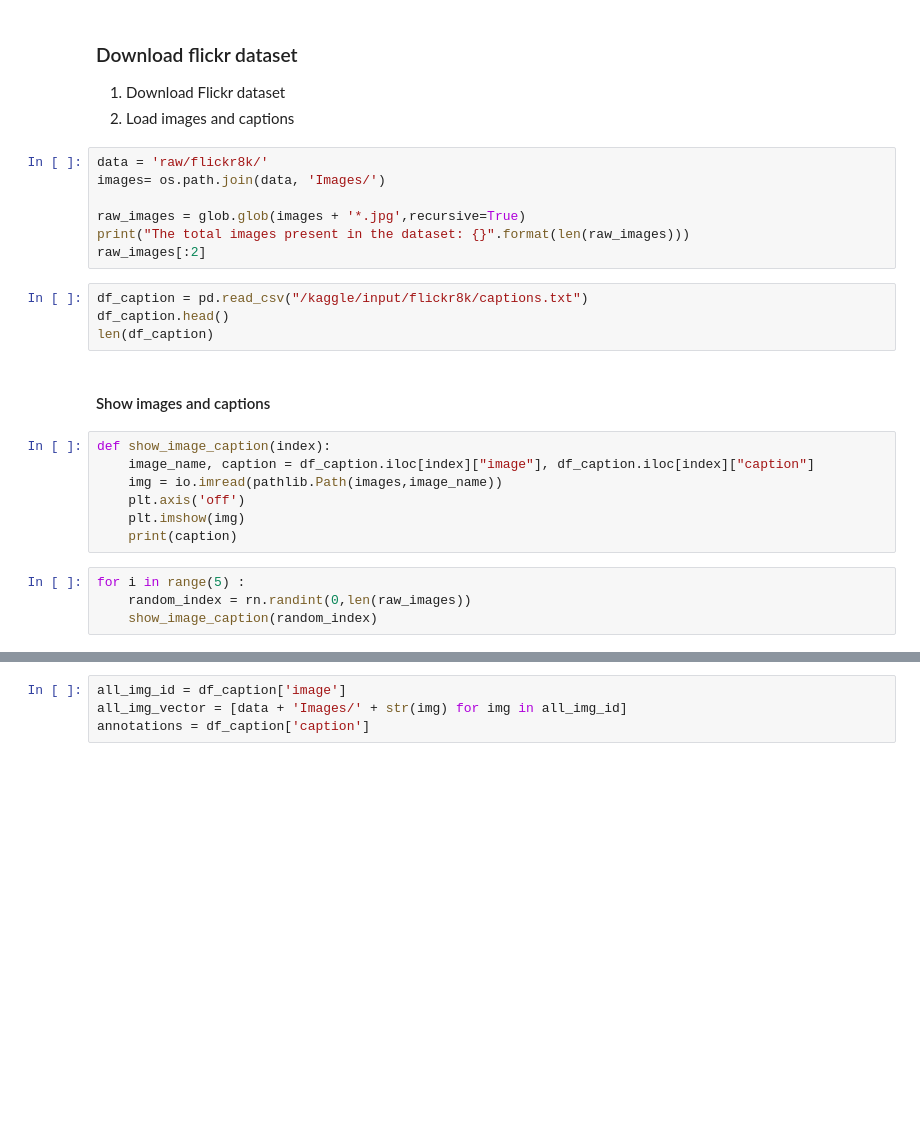
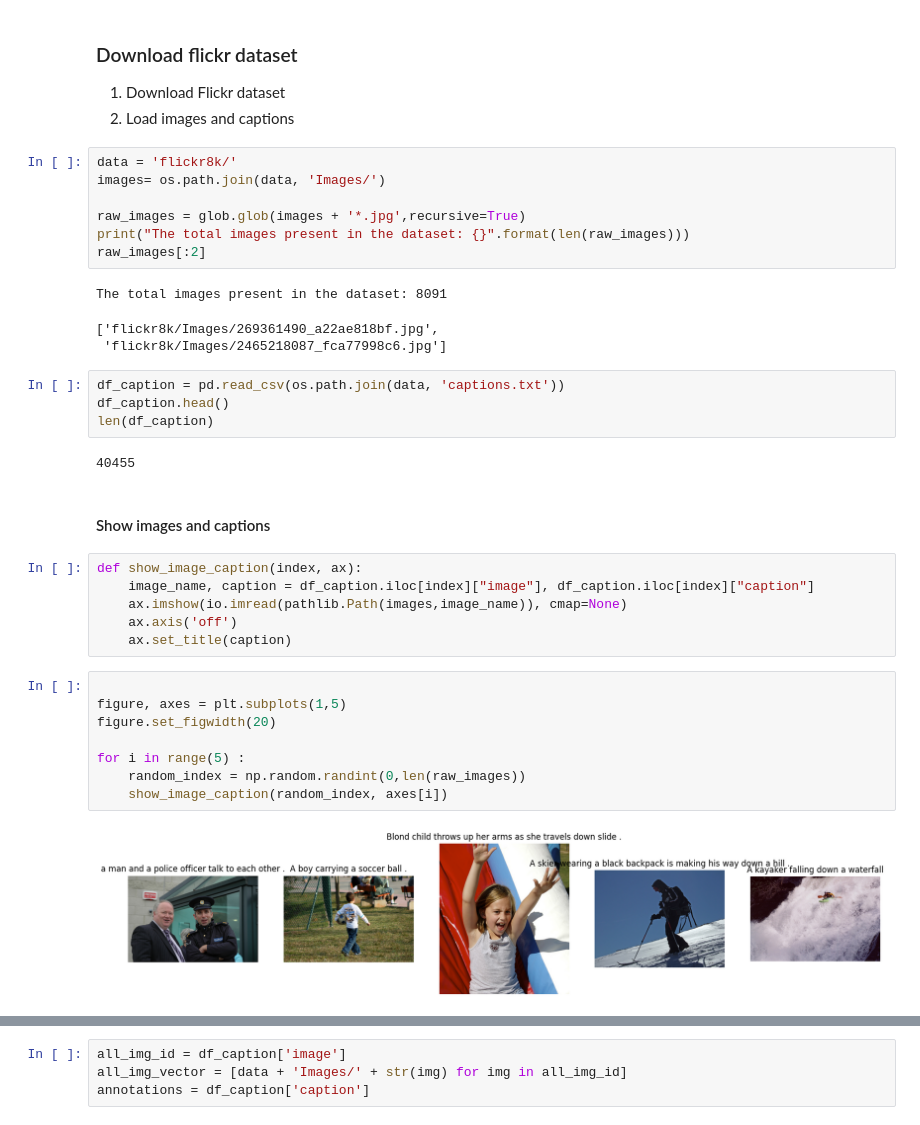
Before and after one commit to venkataravuri/upgrad-eye-for-blind-image-caption-cnn-rnn-attention-model, a Jupyter notebook: image-caption-cnn-rnn-attention-model.ipynb, the cells around one changed output, grey strips where cells are left out. Saved outputs shown, nothing was run; the diff lists cells and outputs as text; blank space fills up the shorter version.

```diff
--- a/image-caption-cnn-rnn-attention-model.ipynb
+++ b/image-caption-cnn-rnn-attention-model.ipynb
@@ -42,29 +58,40 @@ from gtts import gTTS
 1. Download Flickr dataset
 2. Load images and captions
 # %%
-data = 'raw/flickr8k/'
+data = 'flickr8k/'
 images= os.path.join(data, 'Images/')
 
 raw_images = glob.glob(images + '*.jpg',recursive=True)
 print("The total images present in the dataset: {}".format(len(raw_images)))
 raw_images[:2]
+# %% [output]
+The total images present in the dataset: 8091
+['flickr8k/Images/269361490_a22ae818bf.jpg',
+ 'flickr8k/Images/2465218087_fca77998c6.jpg']
 # %%
-df_caption = pd.read_csv("/kaggle/input/flickr8k/captions.txt")
+df_caption = pd.read_csv(os.path.join(data, 'captions.txt'))
 df_caption.head()
 len(df_caption)
+# %% [output]
+40455
 # %% [markdown]
 #### Show images and captions
 # %%
-def show_image_caption(index):
+def show_image_caption(index, ax):
     image_name, caption = df_caption.iloc[index]["image"], df_caption.iloc[index]["caption"]
-    img = io.imread(pathlib.Path(images,image_name))
-    plt.axis('off')
-    plt.imshow(img)
-    print(caption)
+    ax.imshow(io.imread(pathlib.Path(images,image_name)), cmap=None)
+    ax.axis('off')
+    ax.set_title(caption)
 # %%
+
+figure, axes = plt.subplots(1,5)
+figure.set_figwidth(20)
+
 for i in range(5) :
-    random_index = rn.randint(0,len(raw_images))
-    show_image_caption(random_index)
+    random_index = np.random.randint(0,len(raw_images))
+    show_image_caption(random_index, axes[i])
+# %% [output]
+[figure, added]
 # %%
 text_file = 'captions.txt'
 def load_captions(filename):
```
Also changed, not shown: parts of 38 cells of this notebook.
